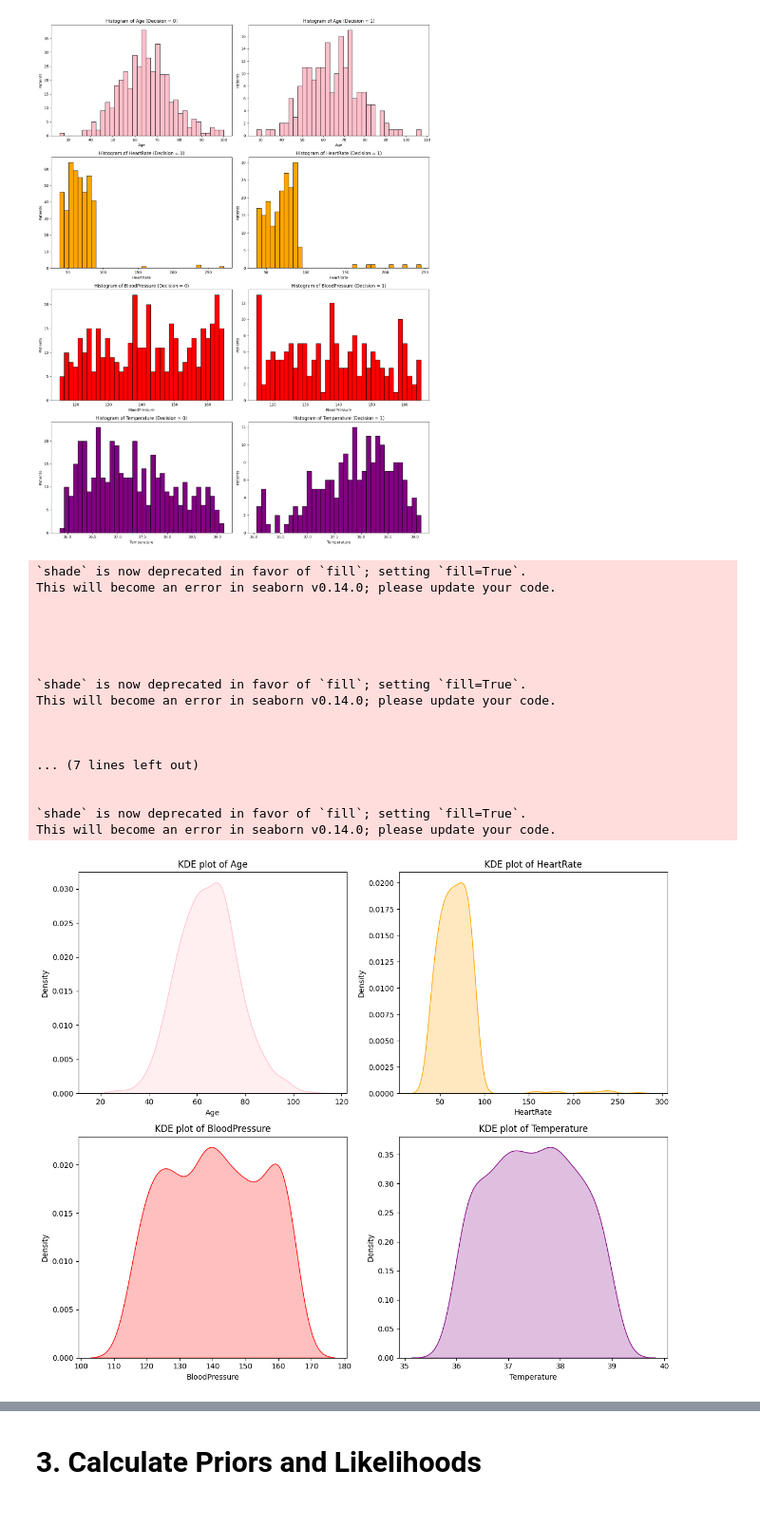
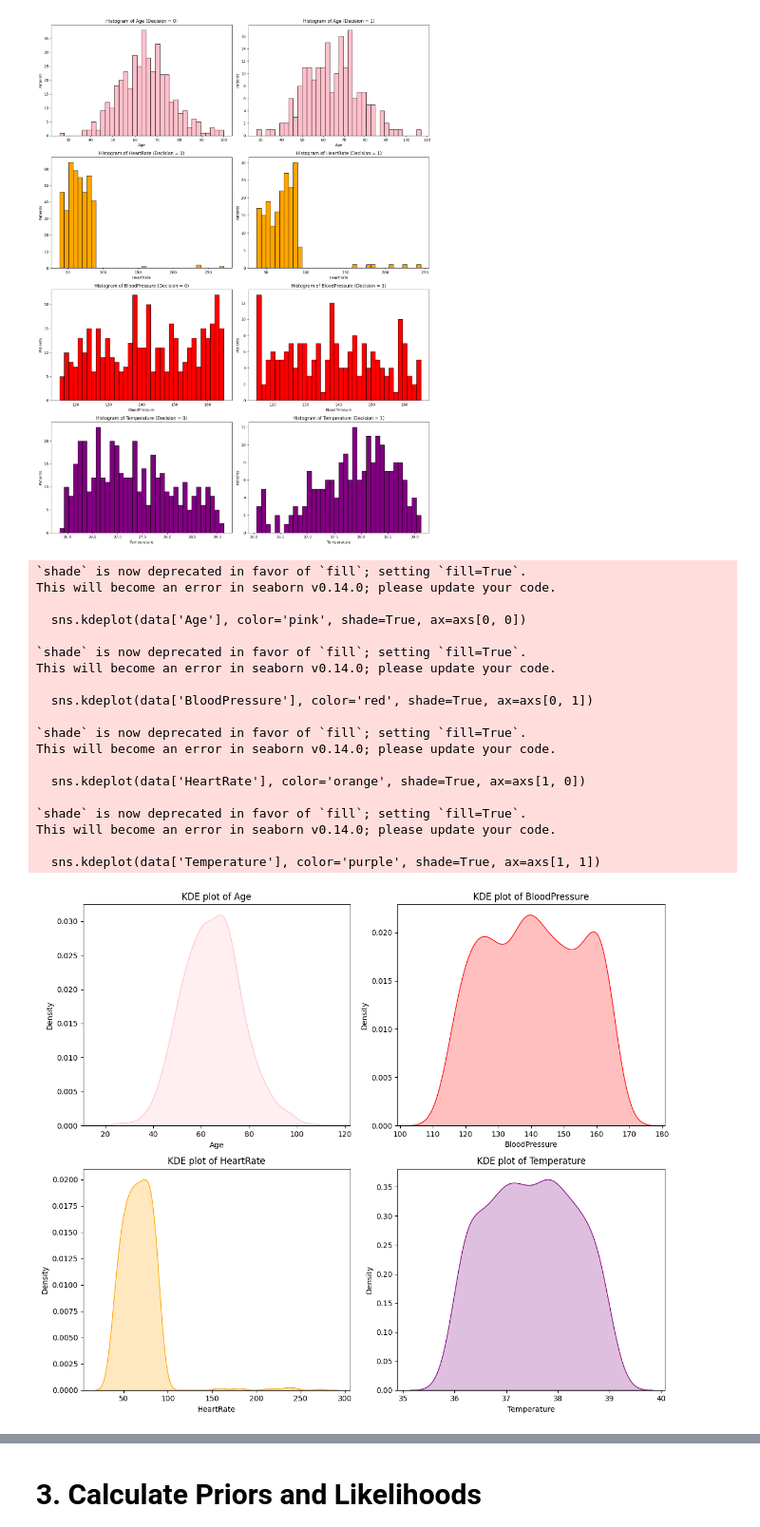
Before and after one commit to paulinomary/FIAD-Project2, a Jupyter notebook: Project2.ipynb, the cells around one changed output, grey strips where cells are left out. Shown at 95% size. Drawn from its saved outputs; the diff is of its cells as text; code cells hidden in the pictures.

```diff
--- a/Project2.ipynb
+++ b/Project2.ipynb
@@ -548,47 +546,49 @@ axs[0, 0].set_title('KDE plot of Age')
 axs[0, 0].set_xlabel('Age')
 axs[0, 0].set_ylabel('Density')
 
-sns.kdeplot(data['HeartRate'], color='orange', shade=True, ax=axs[0, 1])
-axs[0, 1].set_title('KDE plot of HeartRate')
-axs[0, 1].set_xlabel('HeartRate')
+sns.kdeplot(data['BloodPressure'], color='red', shade=True, ax=axs[0, 1])
+axs[0, 1].set_title('KDE plot of BloodPressure')
+axs[0, 1].set_xlabel('BloodPressure')
 axs[0, 1].set_ylabel('Density')
 
-sns.kdeplot(data['BloodPressure'], color='red', shade=True, ax=axs[1, 0])
-axs[1, 0].set_title('KDE plot of BloodPressure')
-axs[1, 0].set_xlabel('BloodPressure')
+sns.kdeplot(data['HeartRate'], color='orange', shade=True, ax=axs[1, 0])
+axs[1, 0].set_title('KDE plot of HeartRate')
+axs[1, 0].set_xlabel('HeartRate')
 axs[1, 0].set_ylabel('Density')
 
 sns.kdeplot(data['Temperature'], color='purple', shade=True, ax=axs[1, 1])
 axs[1, 1].set_title('KDE plot of Temperature')
 axs[1, 1].set_xlabel('Temperature')
 axs[1, 1].set_ylabel('Density')
 
 # Adjust layout
 plt.tight_layout()
 
 plt.savefig('kde_plots.png')
 
 # Display plot
 plt.show()
 # %% [output]
 `shade` is now deprecated in favor of `fill`; setting `fill=True`.
 This will become an error in seaborn v0.14.0; please update your code.
 
-
-
-
+  sns.kdeplot(data['Age'], color='pink', shade=True, ax=axs[0, 0])
 
 `shade` is now deprecated in favor of `fill`; setting `fill=True`.
 This will become an error in seaborn v0.14.0; please update your code.
 
-
-
-... (7 lines left out)
-
+  sns.kdeplot(data['BloodPressure'], color='red', shade=True, ax=axs[0, 1])
 
 `shade` is now deprecated in favor of `fill`; setting `fill=True`.
 This will become an error in seaborn v0.14.0; please update your code.
+
+  sns.kdeplot(data['HeartRate'], color='orange', shade=True, ax=axs[1, 0])
+
+`shade` is now deprecated in favor of `fill`; setting `fill=True`.
+This will become an error in seaborn v0.14.0; please update your code.
+
+  sns.kdeplot(data['Temperature'], color='purple', shade=True, ax=axs[1, 1])
-[figure, old version]
+[figure, new version]
 # %%
 import matplotlib.pyplot as plt
 import seaborn as sns
```
Also changed, not shown: parts of 12 cells of this notebook, 3 other files.
